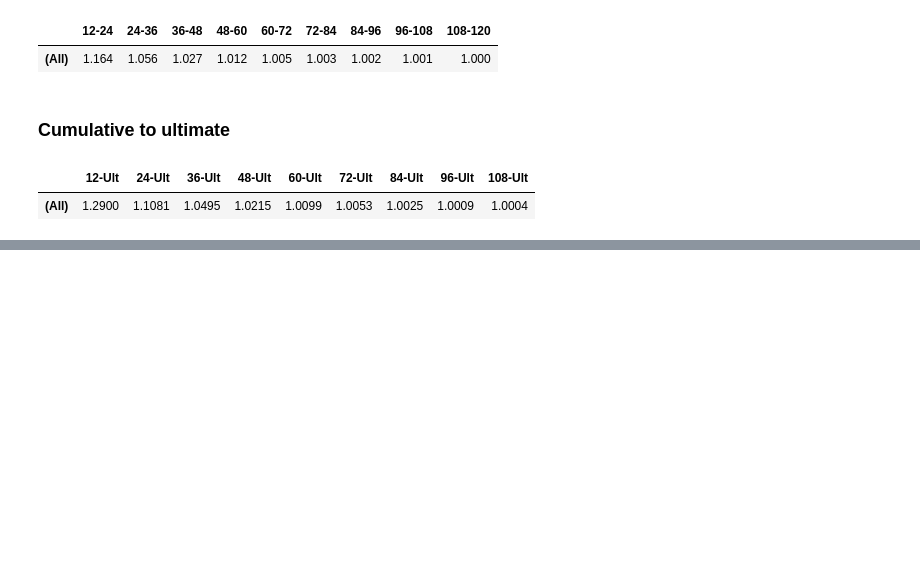
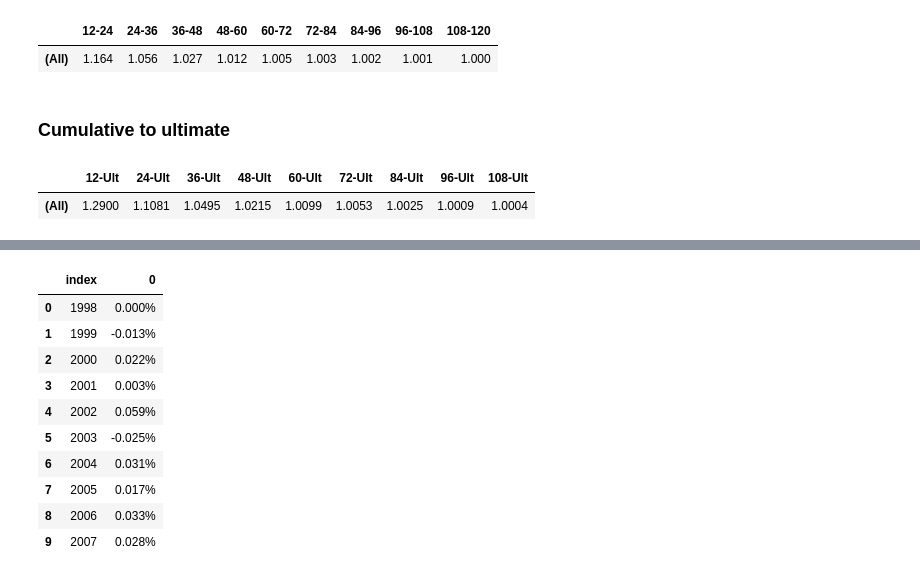
Before and after one commit to alexbcz/wikipedia_chain_ladder_example, a Jupyter notebook: Wikipedia ChainLadder example.ipynb, the cells around one changed output, grey strips where cells are left out. Drawn from its saved outputs; the diff is of its cells as text; code cells hidden in the pictures; blank space fills up the shorter version.

```diff
--- a/Wikipedia ChainLadder example.ipynb
+++ b/Wikipedia ChainLadder example.ipynb
@@ -97,0 +125,9 @@ How can I apply the cumulative development factors on the latest diagonal the ge
+# %%
+# With constant tail factor
+xyz_dev_paid = cl.Pipeline([
+    ("dev", cl.Development(average="volume", n_periods=3)),
+    ("tail", cl.TailConstant(1.002))
+]
+).fit_transform(xyz_tri['Paid'])
+xyz_model_paid = cl.Chainladder().fit(xyz_dev_paid)
+xyz_model_paid.ldf_.to_frame().style.format(precision=3)
@@ -97,0 +142,4 @@ How can I apply the cumulative development factors on the latest diagonal the ge
+# %%
+xyz_paid = xyz_model_paid.ultimate_.to_frame()
+xyz_paid.index = [x.year for x in xyz_paid.index]
+xyz_paid.style.format('{:,.0f}')
@@ -97,0 +158,3 @@ How can I apply the cumulative development factors on the latest diagonal the ge
+# %%
+wiki_paid = pd.DataFrame([47739475, 51204536, 54860424, 56493084, 58963359, 58167880, 58345519, 59963673, 61223522, 65079626], index=range(1998,2008))
+wiki_paid.style.format('{:,.0f}')
@@ -97,0 +173,15 @@ How can I apply the cumulative development factors on the latest diagonal the ge
+# %%
+diff = (xyz_paid['2261']-wiki_paid[0])/wiki_paid[0]
+diff.reset_index().style.format({0:'{:.3%}'})
+# %% [output]
+|  | index | 0 |
+| 0 | 1998 | 0.000% |
+| 1 | 1999 | -0.013% |
+| 2 | 2000 | 0.022% |
+| 3 | 2001 | 0.003% |
+| 4 | 2002 | 0.059% |
+| 5 | 2003 | -0.025% |
+| 6 | 2004 | 0.031% |
+| 7 | 2005 | 0.017% |
+| 8 | 2006 | 0.033% |
+| 9 | 2007 | 0.028% |
```
Also changed, not shown: parts of 20 cells of this notebook, 1 other file.
